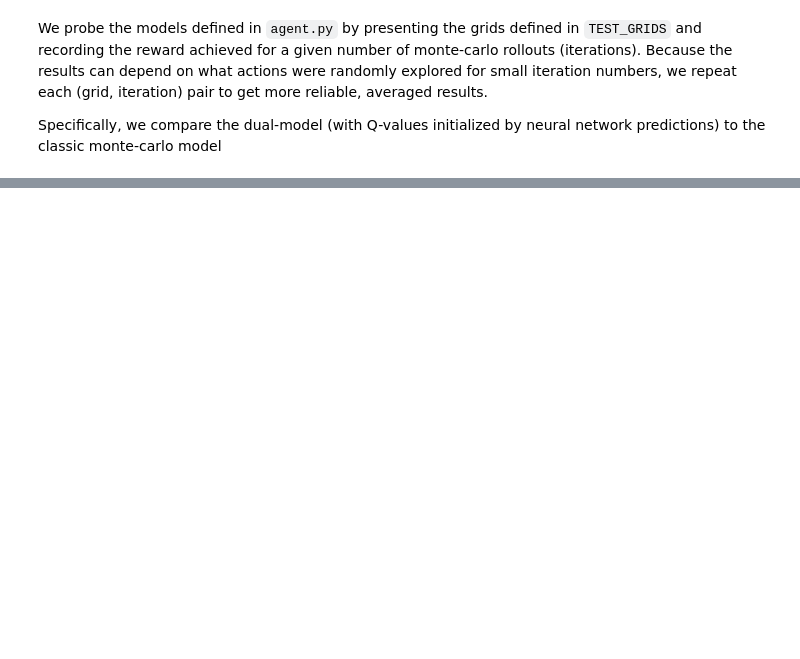
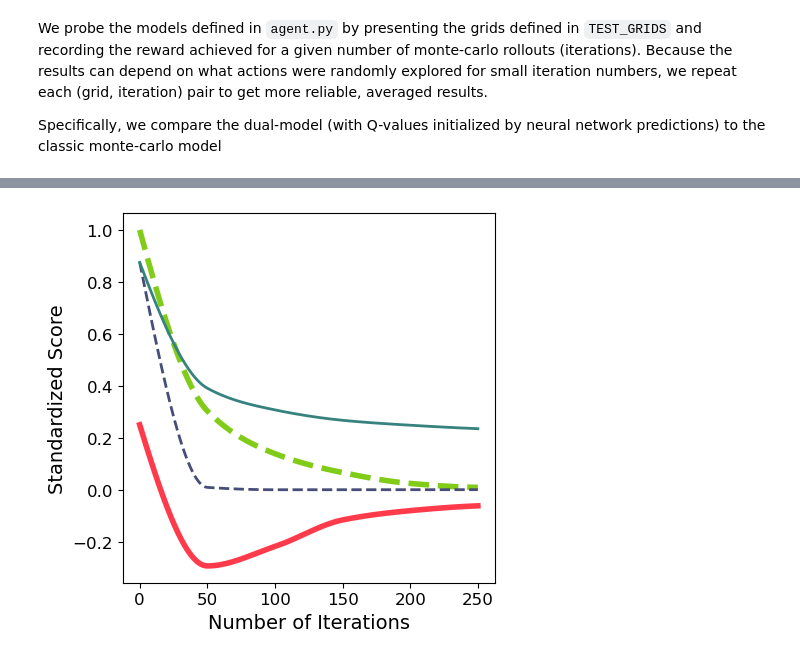
Before and after one commit to Alice2hang/RL_trolley_puzzles, a Jupyter notebook: dual_model/src/dual_model_analysis.ipynb, the cells around one changed output, grey strips where cells are left out. Saved outputs shown, nothing was run; the diff lists cells and outputs as text; code cells hidden in the pictures; blank space fills up the shorter version.

```diff
--- a/dual_model/src/dual_model_analysis.ipynb
+++ b/dual_model/src/dual_model_analysis.ipynb
@@ -203,3 +134,7 @@ graph_one(201,dual_scores,mc_scores)
+# %%
+plot_model_sims("diff")
+# %% [output]
+[figure, added]
 # %%
 # Comparing CNN predictions to ground truth values for test grids of interest
 
```
Also changed, not shown: parts of 18 cells of this notebook, 15 other files.
